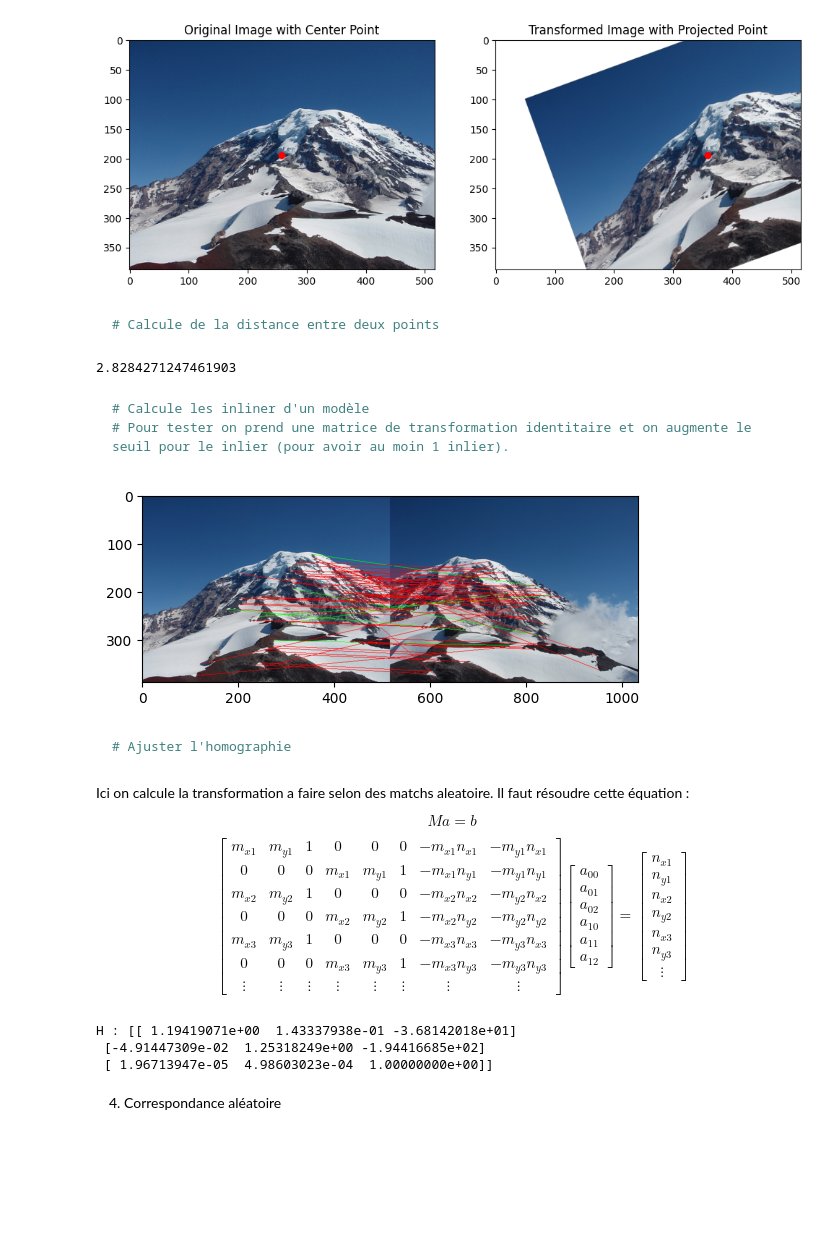
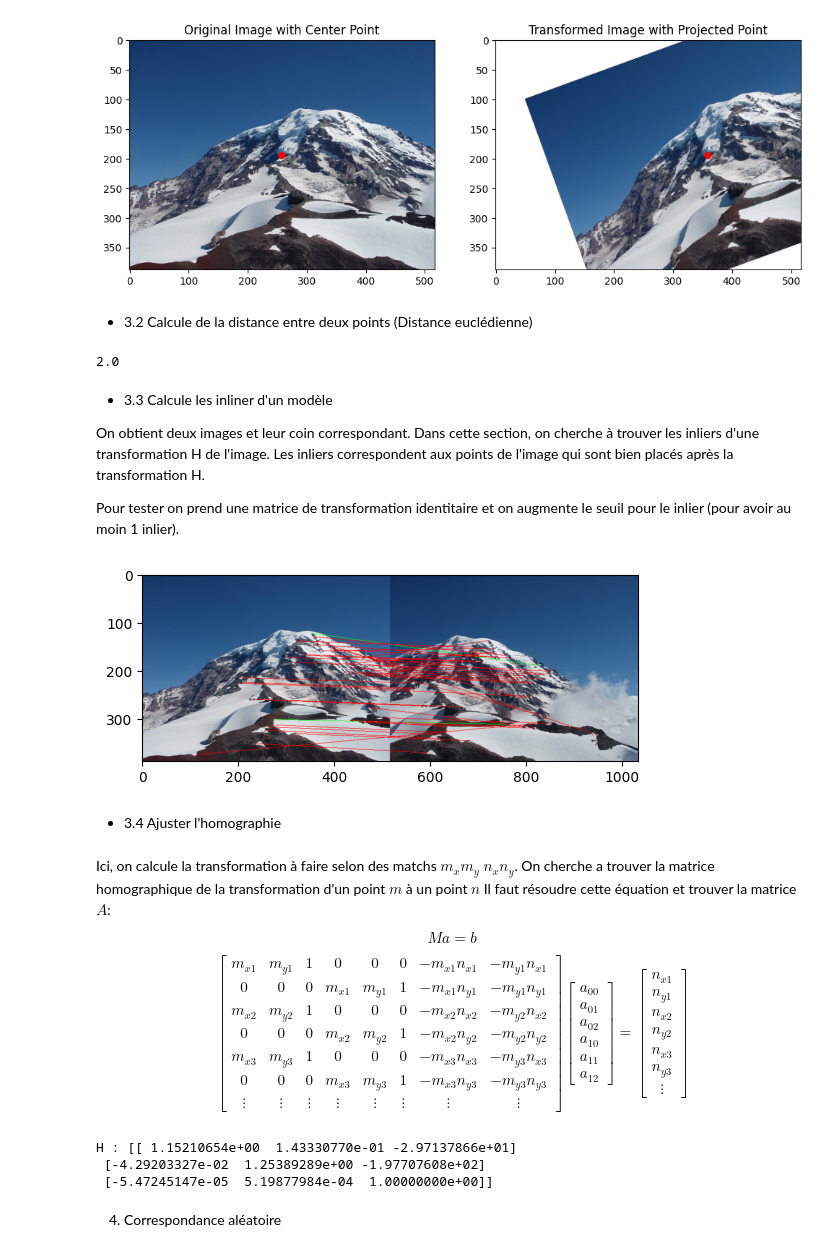
Before and after one commit to FrancoisHUP/TP2_INF889G, a Jupyter notebook: devoir2.ipynb, the cells around one changed output. Saved outputs shown, nothing was run; the diff lists cells and outputs as text; code cells hidden in the pictures; blank space fills up the shorter version.

````diff
--- a/devoir2.ipynb
+++ b/devoir2.ipynb
@@ -271,56 +246,54 @@ plt.show()
 # %% [output]
 [figure]
 # %% [markdown]
-``` py
-# Calcule de la distance entre deux points
-```
+- 3.2 Calcule de la distance entre deux points (Distance euclédienne)
 # %%
 from panorama_image import point_distance
 
-d = point_distance(np.array([1, 2]), np.array([3, 4]))
+d = point_distance(np.array([1, 1]), np.array([1, 3]))
 
-assert d == np.sqrt(8)
+assert d == 2
 print(d)
 # %% [output]
-2.8284271247461903
+2.0
 # %% [markdown]
-``` py
-# Calcule les inliner d'un modèle
-# Pour tester on prend une matrice de transformation identitaire et on augmente le seuil pour le inlier (pour avoir au moin 1 inlier).
-```
+- 3.3 Calcule les inliner d'un modèle
+
+On obtient deux images et leur coin correspondant. Dans cette section, on cherche à trouver les inliers d'une transformation H de l'image. Les inliers correspondent aux points de l'image qui sont bien placés après la transformation H.
+
+Pour tester on prend une matrice de transformation identitaire et on augmente le seuil pour le inlier (pour avoir au moin 1 inlier).
 # %%
 from panorama_image import draw_inliers, harris_corner_detector, match_descriptors
 import imageio
 import numpy as np
 import matplotlib.pyplot as plt
 
 
-sigma=2; thresh=0.2; nms=3; inlier_thresh=100; theta=0; tx=0; ty=0
+sigma=2; thresh=0.5; nms=3; inlier_thresh=100; theta=0; tx=0; ty=0
 a = imageio.v2.imread("data/Rainier1.png");b = imageio.v2.imread("data/Rainier2.png")
 
 # Calculate corners and descriptors
 ad = harris_corner_detector(a, sigma, thresh, nms)
 bd = harris_corner_detector(b, sigma, thresh, nms)
 
 # Find matches
 matches = match_descriptors(ad, bd)
 
-H= np.array([
+# Use the identity matrix as the homography matrix for testing
+H = np.array([
     [1, 0, 0],
     [0, 1, 0],
     [0, 0, 1]
 ])
 
 out = draw_inliers(a, b, H, matches, inlier_thresh)
 plt.imshow(out); plt.show()
 # %% [output]
-[figure, old version]
+[figure, new version]
 # %% [markdown]
-``` py
-# Ajuster l'homographie
-```
+- 3.4  Ajuster l'homographie
 # %% [markdown]
-Ici on calcule la transformation a faire selon des matchs aleatoire. Il faut résoudre cette équation :
+Ici, on calcule la transformation à faire selon des matchs $m_{x} m_{y}$ $n_{x} n_{y}$. On cherche a trouver la matrice homographique de la transformation d'un point $m$ à un point $n$  Il faut résoudre cette équation et trouver la matrice $A$:
 
 $$ Ma = b $$
 
@@ -358,7 +331,7 @@ from panorama_image import compute_homography, harris_corner_detector, match_des
 import numpy as np
 import imageio
 
-sigma=2; thresh=0.20; nms=3; inlier_thresh=100; theta=0; tx=0; ty=0
+sigma=2; thresh=0.5; nms=3;
 a = imageio.v2.imread("data/Rainier1.png");b = imageio.v2.imread("data/Rainier2.png")
 
 # Calculate corners and descriptors
@@ -370,12 +343,10 @@ matches = match_descriptors(ad, bd)
 
 H = compute_homography(matches, 5)
 print("H :", H)
-
-# Let's test the homography by applying it to the first match
 # %% [output]
-H : [[ 1.19419071e+00  1.43337938e-01 -3.68142018e+01]
- [-4.91447309e-02  1.25318249e+00 -1.94416685e+02]
- [ 1.96713947e-05  4.98603023e-04  1.00000000e+00]]
+H : [[ 1.15210654e+00  1.43330770e-01 -2.97137866e+01]
+ [-4.29203327e-02  1.25389289e+00 -1.97707608e+02]
+ [-5.47245147e-05  5.19877984e-04  1.00000000e+00]]
 # %% [markdown]
 4. Correspondance aléatoire
 # %%
````
Also changed, not shown: parts of 29 cells of this notebook, 2 other files.
